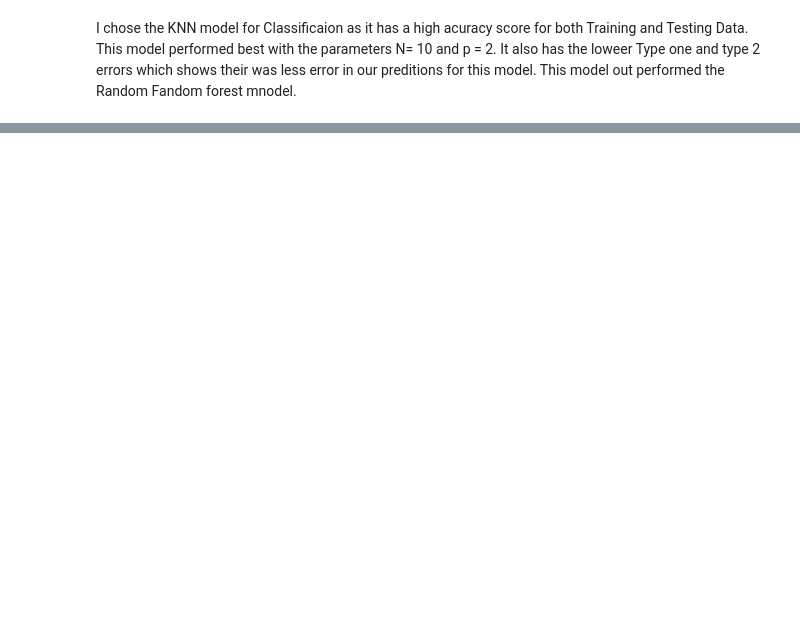
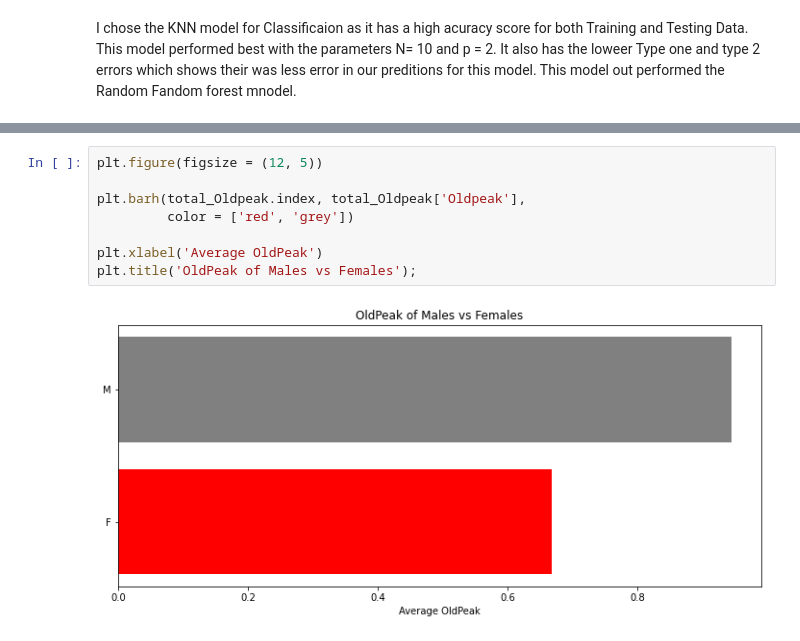
Before and after one commit to mikeamerenda/Project-2, a Jupyter notebook: Project_2_models.ipynb, the cells around one changed output, grey strips where cells are left out. Drawn from its saved outputs; the diff is of its cells as text; blank space fills up the shorter version.

```diff
--- a/Project_2_models.ipynb
+++ b/Project_2_models.ipynb
@@ -696,0 +772,10 @@ I chose the KNN model for Classificaion as it has a high acuracy score for both
+# %%
+plt.figure(figsize = (12, 5))
+
+plt.barh(total_Oldpeak.index, total_Oldpeak['Oldpeak'],
+         color = ['red', 'grey'])
+
+plt.xlabel('Average OldPeak')
+plt.title('OldPeak of Males vs Females');
+# %% [output]
+[figure, added]
```
Also changed, not shown: parts of 12 cells of this notebook.
